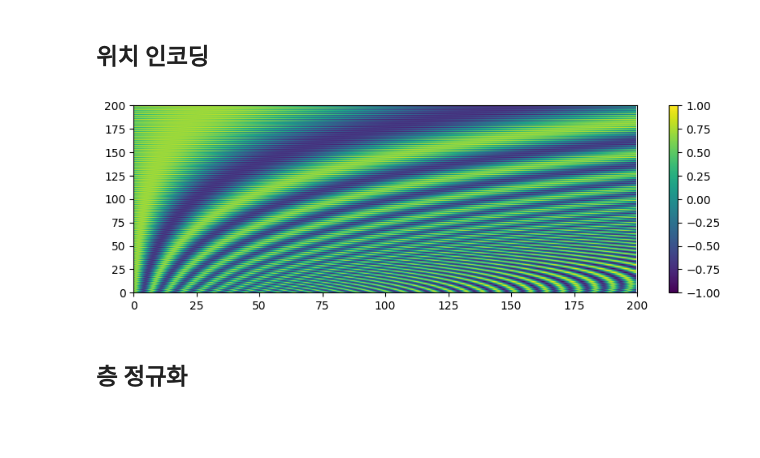
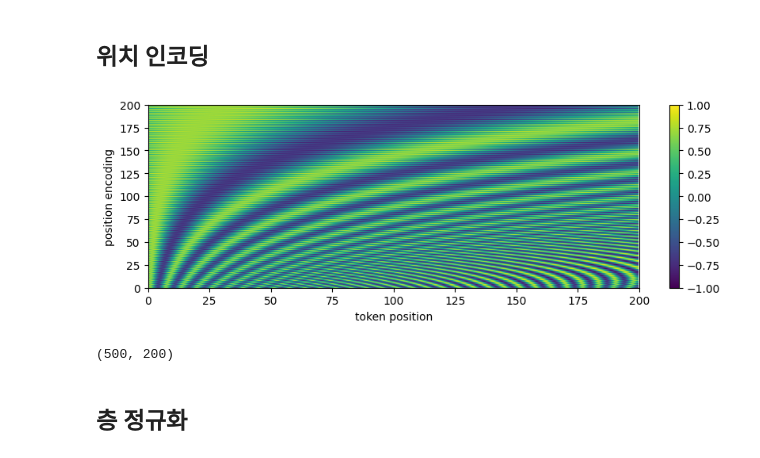
Before and after one commit to rickiepark/hm-dl, a Jupyter notebook: 03-1.ipynb, the cells around one changed output. Drawn from its saved outputs; the diff is of its cells as text; code cells hidden in the pictures; blank space fills up the shorter version.

```diff
--- a/03-1.ipynb
+++ b/03-1.ipynb
@@ -73,21 +73,27 @@ Model: "functional_1"
 # %%
 import numpy as np
 import matplotlib.pyplot as plt
 
 d = 500
 n_token = 200
 pos_encoding = np.zeros((d, n_token))
 for p in range(n_token):
     for i in range(0, d, 2):
         pos_encoding[i, p] = np.sin(p/10000**(i/d))
         pos_encoding[i+1, p] = np.cos(p/10000**(i/d))
 plt.figure(figsize=(10, 3))
 plt.imshow(pos_encoding, interpolation="quadric", aspect="auto")
 plt.axis([0, n_token, 0, 200])
+plt.xlabel('token position')
+plt.ylabel('position encoding')
 plt.colorbar()
 plt.show()
 # %% [output]
-[figure, old version]
+[figure, new version]
+# %%
+pos_encoding.shape
+# %% [output]
+(500, 200)
 # %%
 vocab_size = 10000
 embed_dim = 768
```
